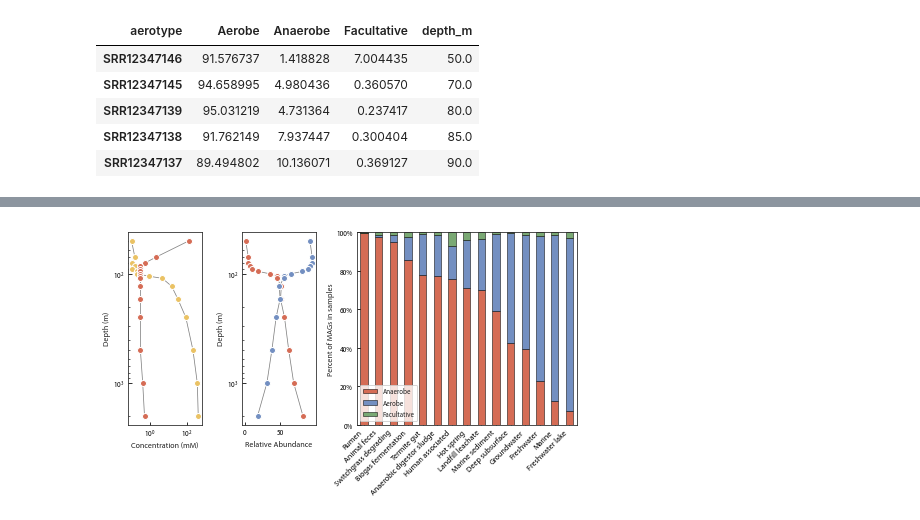
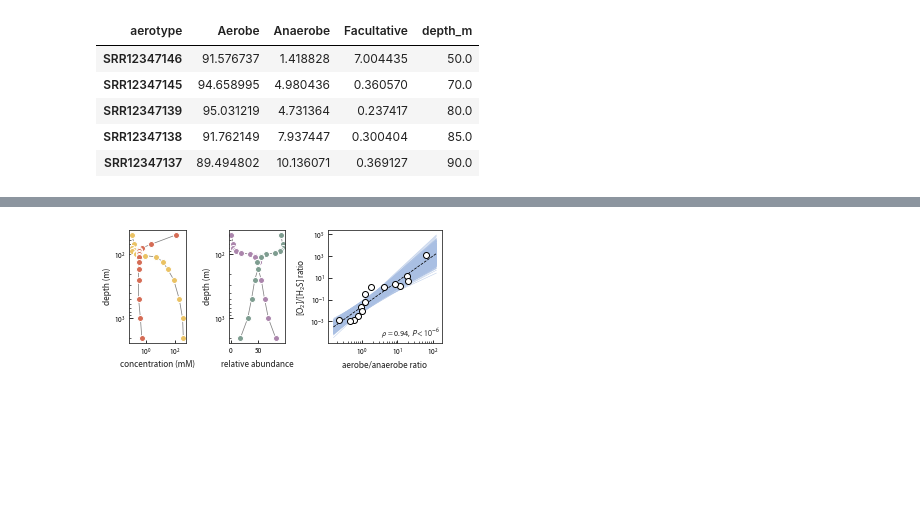
Before and after one commit to jgoldford/aerobot, a Jupyter notebook: aerobot/notebooks/MainTextFigures.ipynb, the cells around one changed output, grey strips where cells are left out. Cells and saved outputs as stored; diff of their text form; code cells hidden in the pictures; blank space fills up the shorter version.

Commit message:
updates to figures for pub.

```diff
--- a/aerobot/notebooks/MainTextFigures.ipynb
+++ b/aerobot/notebooks/MainTextFigures.ipynb
@@ -17,8 +17,8 @@ from sklearn.metrics import confusion_matrix, balanced_accuracy_score
 import viz
 colors = viz.plotting_style()
 default_pal = [
-    colors['red'], colors['blue'], colors['green'],
-    colors['purple'], colors['dark_green'], colors['dark_brown'],
+    colors['purple'], colors['dark_green'], colors['light_blue'],
+    colors['red'], colors['dark_green'], colors['dark_brown'],
     colors['yellow'], colors['light_red'], colors['light_blue'],
     colors['light_green'], colors['light_purple']]
 
@@ -454,3 +484,16 @@ O2_utilization_pcts.head()
 | SRR12347139 | 95.031219 | 4.731364 | 0.237417 | 80.0 |
 | SRR12347138 | 91.762149 | 7.937447 | 0.300404 | 85.0 |
 | SRR12347137 | 89.494802 | 10.136071 | 0.369127 | 90.0 |
+# %%
+# Perform regression analysis of O2/H2S ratio vs. aerobe/anaerobe ratio
+ox_sulfide_ratio = black_sea_metadata.o2_uM/black_sea_metadata.h2s_uM
+aerobe_anaerobe_ratio = O2_utilization_pcts.Aerobe/O2_utilization_pcts.Anaerobe
+
+# linear regression of the log-log data
+log_ox_sulfide_ratio = np.log10(ox_sulfide_ratio)
+log_aerobe_anaerobe_ratio = np.log10(aerobe_anaerobe_ratio)
+
+reg_res = linregress(log_aerobe_anaerobe_ratio, log_ox_sulfide_ratio)
+print(reg_res)
+xs = np.logspace(-0.8, 2.1, 100)
+pred_ys = reg_res.intercept + reg_res.slope*np.log10(xs)
@@ -457,16 +717,18 @@ O2_utilization_pcts.head()
 # %%
-fig, axs = plt.subplots(figsize=(6.875, 4), ncols=3, gridspec_kw={"width_ratios": [1, 1, 3]})
+# presentation version of the black sea figure
+fig, axs = plt.subplots(ncols=3, figsize=(5, 2.25), sharey=False,
+                        gridspec_kw={'width_ratios': [1, 1, 2]})
 
 plt.sca(axs[0])
 plt.gca().invert_yaxis()
 plt.xscale('log')
 plt.yscale('log')
-plt.plot(black_sea_metadata.h2s_mM, black_sea_metadata.depth_m, marker='o', ls='-', lw=0.75,
+plt.plot(black_sea_metadata.h2s_uM, black_sea_metadata.depth_m, marker='o', ls='-', lw=0.75,
          color='grey', markerfacecolor=colors['yellow'], markeredgecolor='w', label='H$_2$S')
-plt.plot(black_sea_metadata.o2_mM, black_sea_metadata.depth_m, marker='o', ls='-', lw=0.75,
-         color='grey', markerfacecolor=colors['red'], markeredgecolor='w', label='O$_2$')
-plt.xlabel('Concentration (mM)')
-plt.ylabel('Depth (m)')
+plt.plot(black_sea_metadata.o2_uM, black_sea_metadata.depth_m, marker='o', ls='-', lw=0.75,
+            color='grey', markerfacecolor=colors['red'], markeredgecolor='w', label='O$_2$')
+plt.xlabel('concentration (mM)', fontsize=9)
+plt.ylabel('depth (m)', fontsize=9)
 #plt.legend()
 
 plt.sca(axs[1])
@@ -475,35 +737,36 @@ plt.yscale('log')
 for i, col in enumerate('Anaerobe,Aerobe'.split(',')):
     plt.plot(O2_utilization_pcts[col], O2_utilization_pcts.depth_m, marker='o', ls='-', lw=0.75,
          color='grey', markerfacecolor=default_pal[i], markeredgecolor='w', label=col)
-plt.ylabel('Depth (m)')
-plt.xlabel('Relative Abundance')
+plt.ylabel('depth (m)', fontsize=9)
+plt.xlabel('relative abundance', fontsize=9)
 #plt.legend()
 
+# put fig s6 here -- the one with the concentrations vs aerobe/anaerobe ratio
 plt.sca(axs[2])
-cols = 'habitat,pct_Anaerobe,pct_Aerobe,pct_Facultative'.split(',')
-tmp = mean_EMP_pcts_df.reset_index()
-mask = np.logical_and(tmp.total > 250,
-                      np.logical_not(tmp.habitat.isin(['Host-associated'])))
+plt.loglog(aerobe_anaerobe_ratio, ox_sulfide_ratio, marker='o', ls='', color='grey', markerfacecolor='w', markeredgecolor='k')
 
-sorted = tmp[cols][mask].set_index('habitat').sort_values('pct_Anaerobe', ascending=False)
-sorted.plot(kind='bar', stacked=True, color=default_pal[:3], ax=axs[2], legend=False,
-            edgecolor='k', linewidth=0.5)
+xs = np.logspace(-0.8, 2.1, 100)
+pred_ys = reg_res.intercept + reg_res.slope*np.log10(xs)
+plt.plot(xs, 10**pred_ys, color='k', ls='--', lw=0.75, zorder=-1)
+# bootstrap a confidence interval plot manually because
+# seaborns regplot doesn't handle log scale...
+for _ in range(1000):
+    slope = np.random.normal(reg_res.slope, reg_res.stderr)
+    intercept = np.random.normal(reg_res.intercept, reg_res.intercept_stderr)
+    pred_ys = intercept + slope*np.log10(xs)
+    plt.plot(xs, 10**pred_ys, color=colors['light_blue'], ls='-', lw=0.5, alpha=0.8,
+             zorder=-10)
 
-# Printing the total number of MAGs per sample to verify it exceeds 250
-totals = mean_EMP_pcts_df.loc[sorted.index].total
-print(totals)
-
-plt.legend('Anaerobe,Aerobe,Facultative'.split(','))
-plt.ylabel('Percent of MAGs in samples')
-plt.xlabel('')
-plt.xticks(rotation=45, ha='right', fontsize=8)
-plt.ylim(0, 100.1)
-axs[2].yaxis.set_major_formatter(mtick.PercentFormatter())
+plt.xlabel('aerobe/anaerobe ratio', fontsize=9)
+plt.ylabel('[O$_2$]/[H$_2$S] ratio', fontsize=9)
+plt.text(0.98, 0.03, '$\\rho$ = {0:.2f}, $P < 10^{{-6}}$'.format(reg_res.rvalue, reg_res.pvalue),
+         fontsize=8, transform=plt.gca().transAxes, ha='right', va='bottom')
 
 # Manually align the xtick labels
-for my_ax in axs[:2]:
-    my_ax.xaxis.set_label_coords(0.5, -0.08)
+for my_ax in axs:
+    my_ax.xaxis.set_label_coords(0.5, -0.15)
 
 plt.tight_layout()
-plt.savefig('../../results/Fig2.png', facecolor='white', bbox_inches='tight', dpi=300)
+plt.savefig('../../results/black_sea_presentation.png', facecolor='white', bbox_inches='tight', dpi=300)
+plt.show()
 # %% [output]
@@ -527 +773 @@ Name: total, dtype: float64
-[figure, old version]
+[figure, new version]
```
Also changed, not shown: parts of 17 cells of this notebook.
